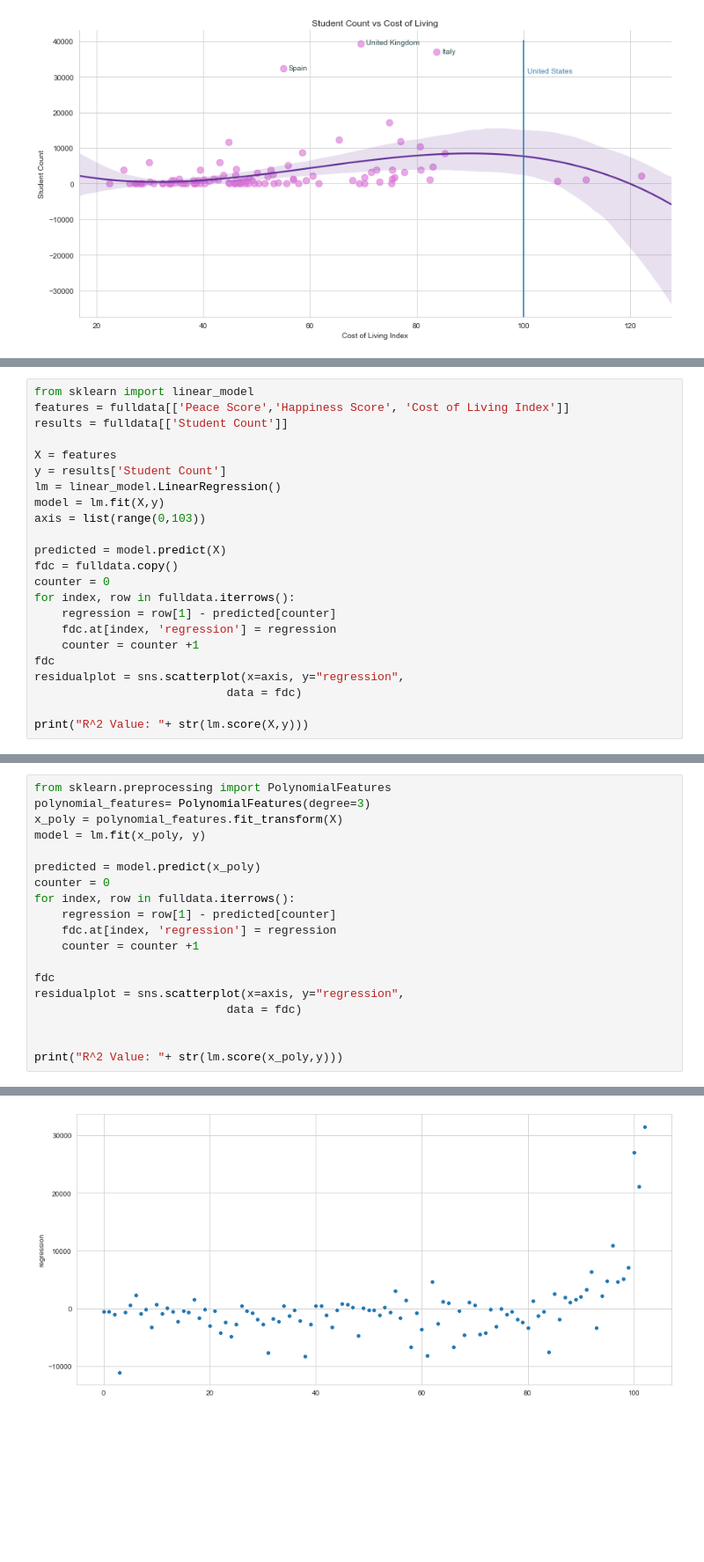
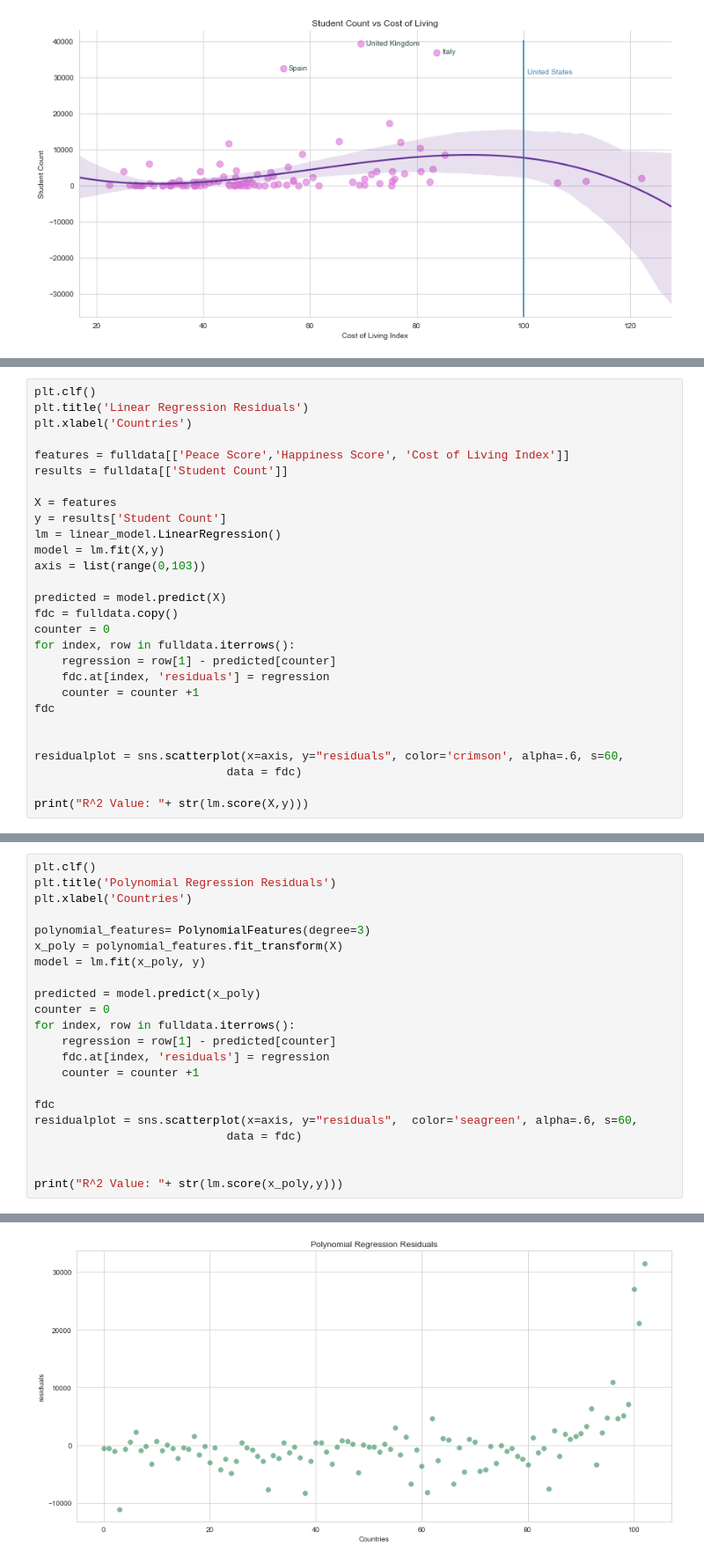
Before and after one commit to richardmu000/320-Final, a Jupyter notebook: 320 Final Project Richard Mu Xinyao Chen.ipynb, the cells around one changed output, grey strips where cells are left out. Shown at 88% size. Drawn from its saved outputs; the diff is of its cells as text; blank space fills up the shorter version.

```diff
--- a/320 Final Project Richard Mu Xinyao Chen.ipynb
+++ b/320 Final Project Richard Mu Xinyao Chen.ipynb
@@ -543,5 +560,8 @@ To further confirm that Linear Regression may not be the best choice, we will be
 # %%
-from sklearn import linear_model
+plt.clf()
+plt.title('Linear Regression Residuals')
+plt.xlabel('Countries')
+
 features = fulldata[['Peace Score','Happiness Score', 'Cost of Living Index']]
 results = fulldata[['Student Count']]
 
@@ -556,10 +576,12 @@ fdc = fulldata.copy()
 counter = 0
 for index, row in fulldata.iterrows():
     regression = row[1] - predicted[counter]
-    fdc.at[index, 'regression'] = regression
+    fdc.at[index, 'residuals'] = regression
     counter = counter +1
 fdc
-residualplot = sns.scatterplot(x=axis, y="regression",
+
+
+residualplot = sns.scatterplot(x=axis, y="residuals", color='crimson', alpha=.6, s=60,
                             data = fdc)
 
 print("R^2 Value: "+ str(lm.score(X,y)))
@@ -572,23 +596,26 @@ We can also see that the R^2 is terrible, at a value of around .099988. From the
 # %%
-from sklearn.preprocessing import PolynomialFeatures
+plt.clf()
+plt.title('Polynomial Regression Residuals')
+plt.xlabel('Countries')
+
 polynomial_features= PolynomialFeatures(degree=3)
 x_poly = polynomial_features.fit_transform(X)
 model = lm.fit(x_poly, y)
 
 predicted = model.predict(x_poly)
 counter = 0
 for index, row in fulldata.iterrows():
     regression = row[1] - predicted[counter]
-    fdc.at[index, 'regression'] = regression
+    fdc.at[index, 'residuals'] = regression
     counter = counter +1
 
 fdc
-residualplot = sns.scatterplot(x=axis, y="regression",
+residualplot = sns.scatterplot(x=axis, y="residuals",  color='seagreen', alpha=.6, s=60,
                             data = fdc)
 
 
 print("R^2 Value: "+ str(lm.score(x_poly,y)))
 # %% [output]
 R^2 Value: 0.25978996791362485
-[figure, old version]
+[figure, new version]
 # %% [markdown]
```
Also changed, not shown: parts of 34 cells of this notebook, 3 other files.
